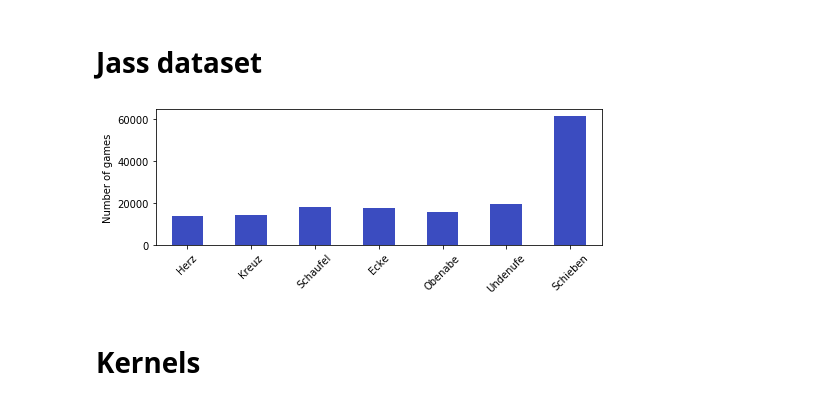
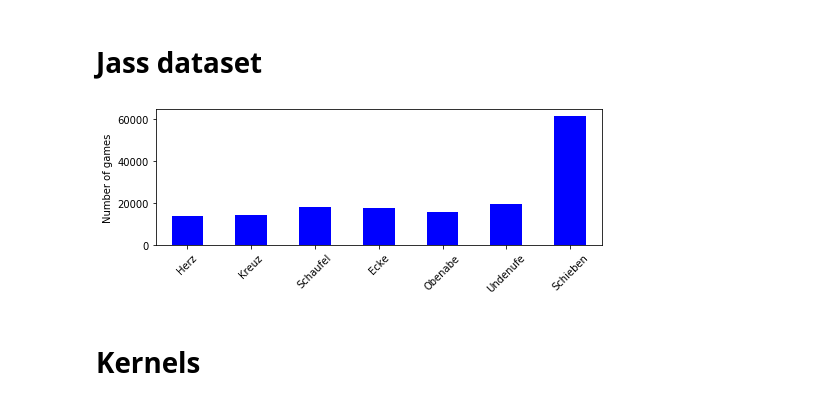
Before and after one commit to vogi23/VM2-Code, a Jupyter notebook: project/00_General_Visualisation_Report.ipynb, the cells around one changed output. Saved outputs shown, nothing was run; the diff lists cells and outputs as text; code cells hidden in the pictures.

```diff
--- a/project/00_General_Visualisation_Report.ipynb
+++ b/project/00_General_Visualisation_Report.ipynb
@@ -294,16 +324,16 @@ plt.tight_layout(rect=[0, 0, 1, 0.97])
 # %%
 import numpy as np
 import pandas as pd
 import itertools
 datafile = 'data/jass/rnd_01.csv'
 col_names = [a+str(b) for (a,b) in itertools.product([farbe for farbe in 'HKSE'], [bild for bild in range(9)])]+["Geschoben", "Player", "Aktion"]
 data = pd.read_csv(datafile, header=None, names=col_names)
 a = data['Aktion'].value_counts().sort_index()
-a.rename({i:a for i,a in enumerate(['Herz', 'Kreuz', 'Schaufel', 'Ecke', 'Obenabe', 'Undenufe', 'Schieben'])}).plot(kind='bar',color=cm.coolwarm(0),figsize=(8,2.5), rot=45)
+a.rename({i:a for i,a in enumerate(['Herz', 'Kreuz', 'Schaufel', 'Ecke', 'Obenabe', 'Undenufe', 'Schieben'])}).plot(kind='bar',color='b',figsize=(8,2.5), rot=45)
 plt.ylabel("Number of games")
 plt.show()
 # %% [output]
-[figure, old version]
+[figure, new version]
 # %% [markdown]
 # Kernels
 # %%
```
Also changed, not shown: parts of 5 cells of this notebook.
